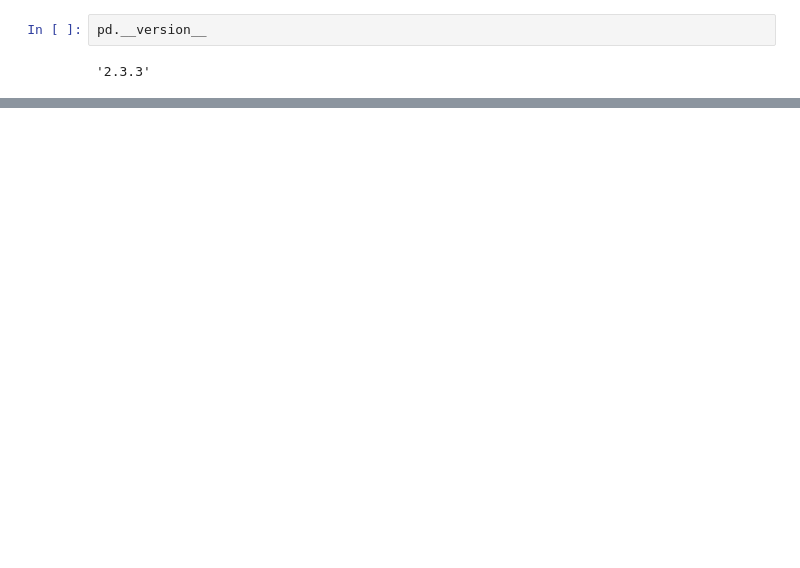
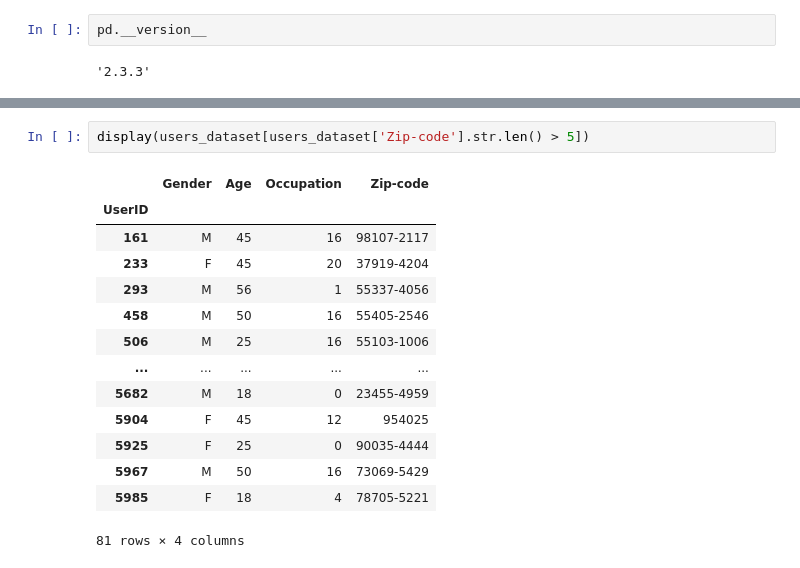
Before and after one commit to dayanaromero937-ship-it/practicasintroduccionapython, a Jupyter notebook: pandas.ipynb, the cells around one changed output, grey strips where cells are left out. Saved outputs shown, nothing was run; the diff lists cells and outputs as text; blank space fills up the shorter version.

```diff
--- a/pandas.ipynb
+++ b/pandas.ipynb
@@ -653,0 +999,17 @@ puzzles/blob/master/100-pandas-puzzles.ipynb
+# %%
+display(users_dataset[users_dataset['Zip-code'].str.len() > 5])
+# %% [output]
+|  | Gender | Age | Occupation | Zip-code |
+| UserID |  |  |  |  |
+| 161 | M | 45 | 16 | 98107-2117 |
+| 233 | F | 45 | 20 | 37919-4204 |
+| 293 | M | 56 | 1 | 55337-4056 |
+| 458 | M | 50 | 16 | 55405-2546 |
+| 506 | M | 25 | 16 | 55103-1006 |
+| ... | ... | ... | ... | ... |
+| 5682 | M | 18 | 0 | 23455-4959 |
+| 5904 | F | 45 | 12 | 954025 |
+| 5925 | F | 25 | 0 | 90035-4444 |
+| 5967 | M | 50 | 16 | 73069-5429 |
+| 5985 | F | 18 | 4 | 78705-5221 |
+81 rows × 4 columns
```
Also changed, not shown: parts of 175 cells of this notebook, 7 other files.
